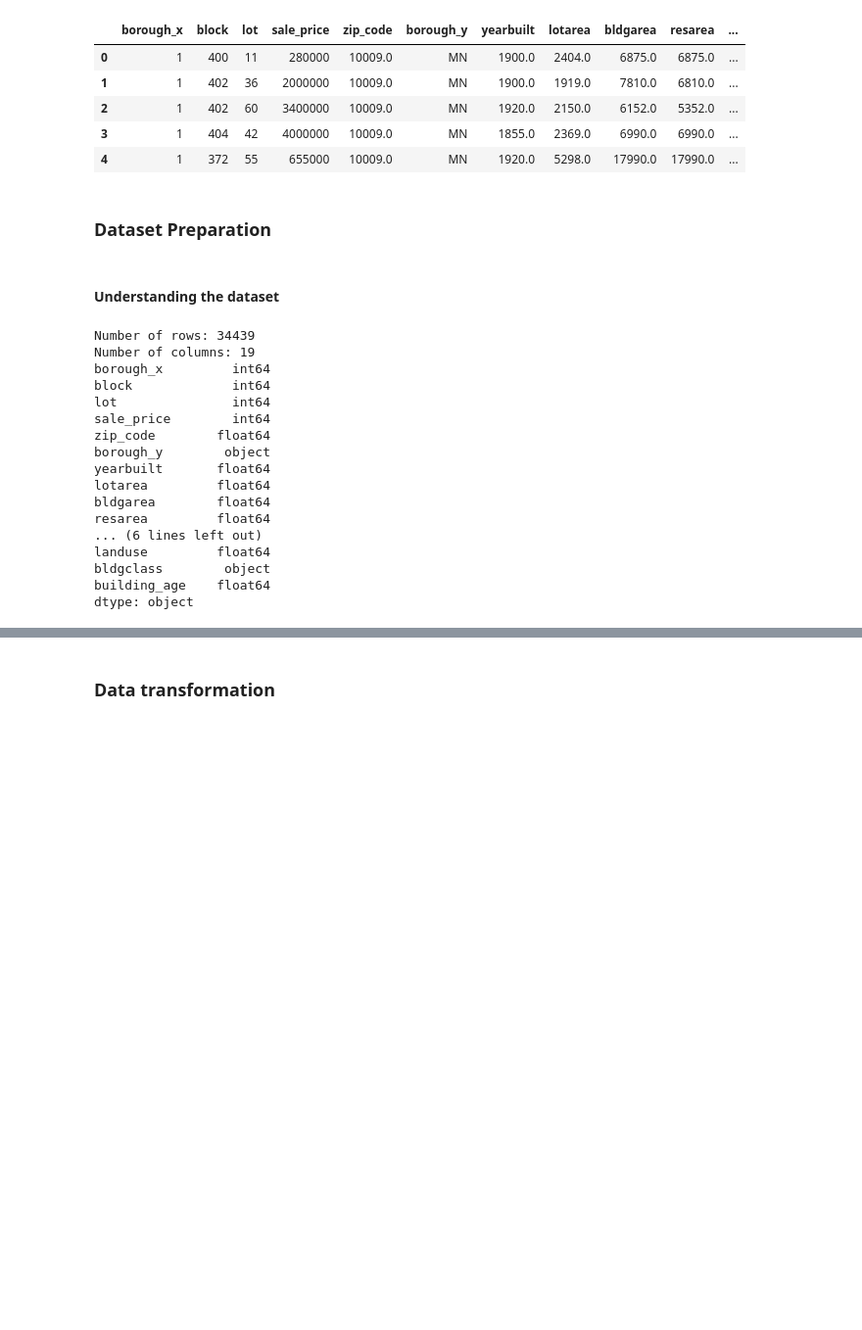
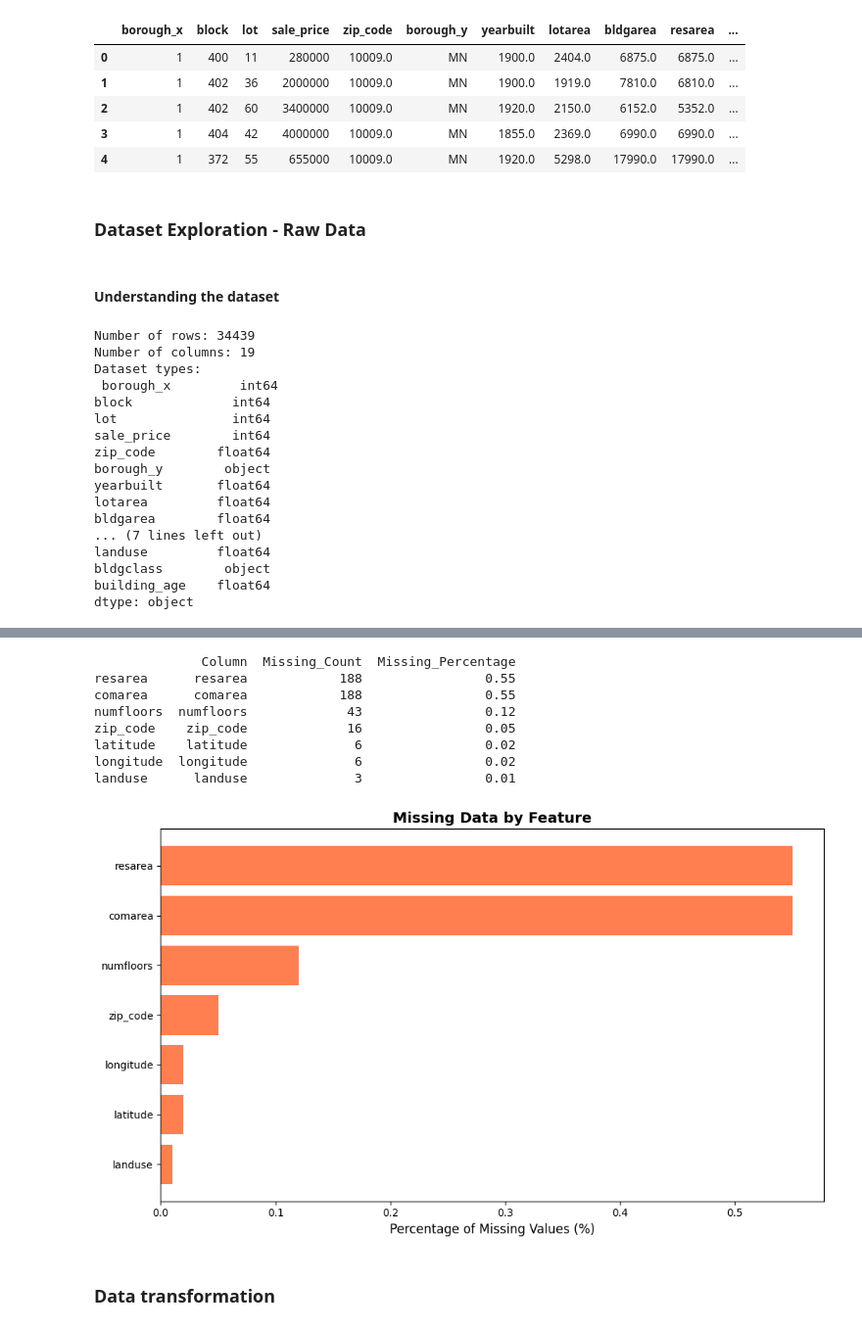
Before and after one commit to celina-ayl/capstone_project, a Jupyter notebook: capstone_project.ipynb, the cells around one changed output, grey strips where cells are left out. Shown at 98% size. Drawn from its saved outputs; the diff is of its cells as text; code cells hidden in the pictures; blank space fills up the shorter version.

Commit message:
Update missing values analysis section

```diff
--- a/capstone_project.ipynb
+++ b/capstone_project.ipynb
@@ -19,7 +19,7 @@ df.head()
 | 3 | 1 | 404 | 42 | 4000000 | 10009.0 | MN | 1855.0 | 2369.0 | 6990.0 | 6990.0 | ... |
 | 4 | 1 | 372 | 55 | 655000 | 10009.0 | MN | 1920.0 | 5298.0 | 17990.0 | 17990.0 | ... |
 # %% [markdown]
-### Dataset Preparation
+### Dataset Exploration - Raw Data
 # %% [markdown]
 #### Understanding the dataset
 # %%
@@ -29,11 +29,12 @@ print("Number of rows:", rows)
 print("Number of columns:", columns)
 
 # data types
-print(df.dtypes)
+print("Dataset types:\n", df.dtypes)
 # %% [output]
 Number of rows: 34439
 Number of columns: 19
-borough_x         int64
+Dataset types:
+ borough_x         int64
 block             int64
 lot               int64
 sale_price        int64
@@ -42,8 +43,7 @@ borough_y        object
 yearbuilt       float64
 lotarea         float64
 bldgarea        float64
-resarea         float64
-... (6 lines left out)
+... (7 lines left out)
 landuse         float64
 bldgclass        object
 building_age    float64
@@ -61,6 +61,36 @@ df.describe()
 | 50% | 3.000000 | 3854.000000 | 33.000000 | 8.250000e+05 | 11210.000000 | 1935.000000 | 3.090000e+03 | 2.494000e+03 | 2.120000e+03 | 0.000000e+00 | ... |
 | 75% | 4.000000 | 6678.000000 | 59.000000 | 1.300000e+06 | 11364.000000 | 1960.000000 | 7.502000e+03 | 1.450000e+04 | 9.816000e+03 | 0.000000e+00 | ... |
 | max | 5.000000 | 16350.000000 | 3635.000000 | 9.995000e+06 | 11697.000000 | 2025.000000 | 2.225160e+07 | 3.750565e+06 | 2.690565e+06 | 1.100000e+06 | ... |
+# %%
+# missing values analysis
+missing_data = pd.DataFrame({
+    'Column': df.columns,
+    'Missing_Count': df.isnull().sum(),
+    'Missing_Percentage': (df.isnull().sum() / len(df) * 100).round(2)
+})
+
+# filter and sort missing data, only show columns with missing values
+missing_data = missing_data[missing_data['Missing_Count'] > 0].sort_values('Missing_Count', ascending=False)
+print(missing_data)
+
+# visualize the missing data in a bar plot
+plt.figure(figsize=(10, 6))
+missing_data_sorted = missing_data.sort_values('Missing_Percentage', ascending=True)
+plt.barh(missing_data_sorted['Column'], missing_data_sorted['Missing_Percentage'], color='coral')
+plt.xlabel('Percentage of Missing Values (%)', fontsize=12)
+plt.title('Missing Data by Feature', fontsize=14, fontweight='bold')
+plt.tight_layout()
+plt.show()
+# %% [output]
+              Column  Missing_Count  Missing_Percentage
+resarea      resarea            188                0.55
+comarea      comarea            188                0.55
+numfloors  numfloors             43                0.12
+zip_code    zip_code             16                0.05
+latitude    latitude              6                0.02
+longitude  longitude              6                0.02
+landuse      landuse              3                0.01
+[figure, added]
 # %% [markdown]
 ### Data transformation
 # %% [markdown]
```
Also changed, not shown: parts of 2 cells of this notebook.
